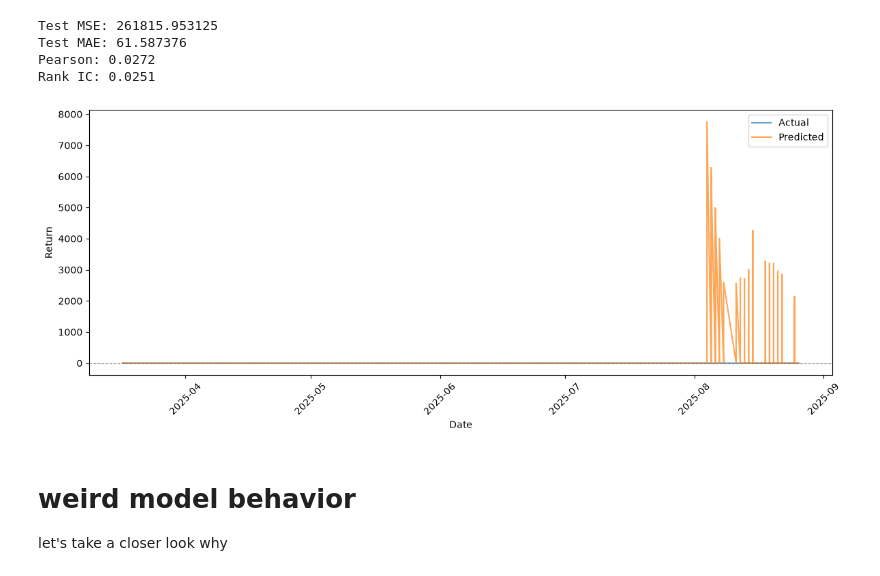
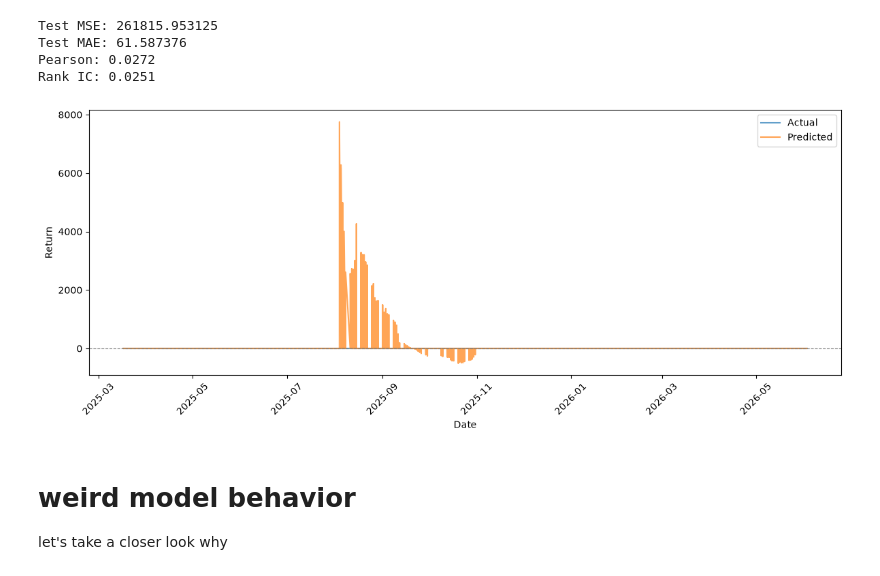
Before and after one commit to hanxi2415-bit/official_run, a Jupyter notebook: multi_stock_ml.ipynb, the cells around one changed output. Drawn from its saved outputs; the diff is of its cells as text; code cells hidden in the pictures.

```diff
--- a/multi_stock_ml.ipynb
+++ b/multi_stock_ml.ipynb
@@ -448,17 +456,17 @@ Pearson: 0.0272
 Rank IC: 0.0251
 # %%
 plt.figure(figsize=(12, 5))
-plt.plot(y_test.index[:1000].get_level_values('datetime'), y_test[:1000].values, label="Actual", alpha=0.7)
-plt.plot(y_test.index[:1000].get_level_values('datetime'), test_preds[:1000], label="Predicted", alpha=0.7)
+plt.plot(y_test.index.get_level_values('datetime'), y_test.values, label="Actual", alpha=0.7)
+plt.plot(y_test.index.get_level_values('datetime'), test_preds, label="Predicted", alpha=0.7)
 plt.axhline(0, color="gray", linestyle="--", linewidth=0.8)
 plt.xlabel("Date")
 plt.ylabel("Return")
 plt.legend()
 plt.xticks(rotation=45)
 plt.tight_layout()
 plt.show()
 # %% [output]
-[figure, old version]
+[figure, new version]
 # %% [markdown]
 # weird model behavior
 let's take a closer look why
```
Also changed, not shown: parts of 14 cells of this notebook.
